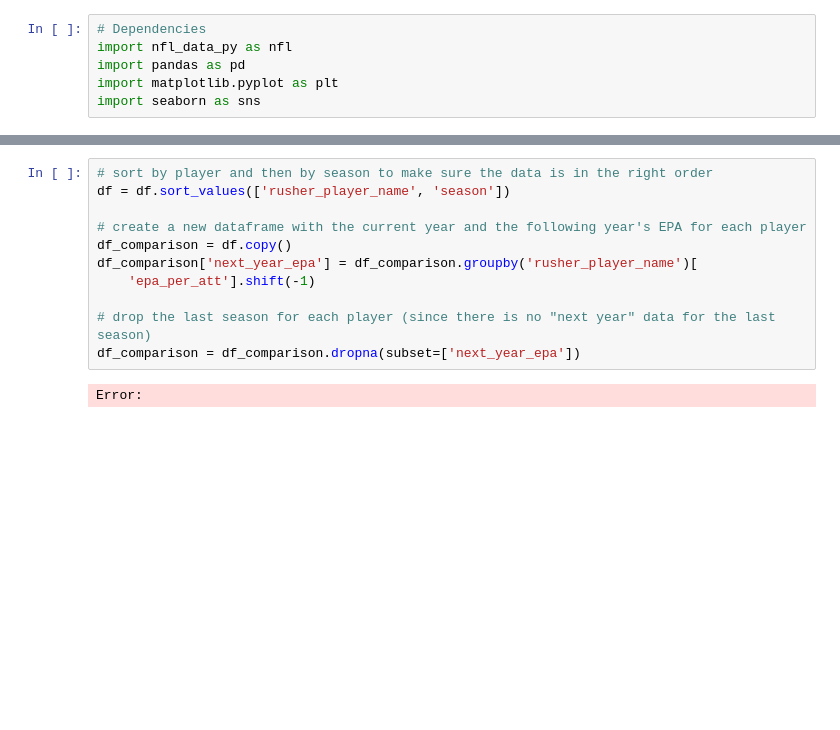
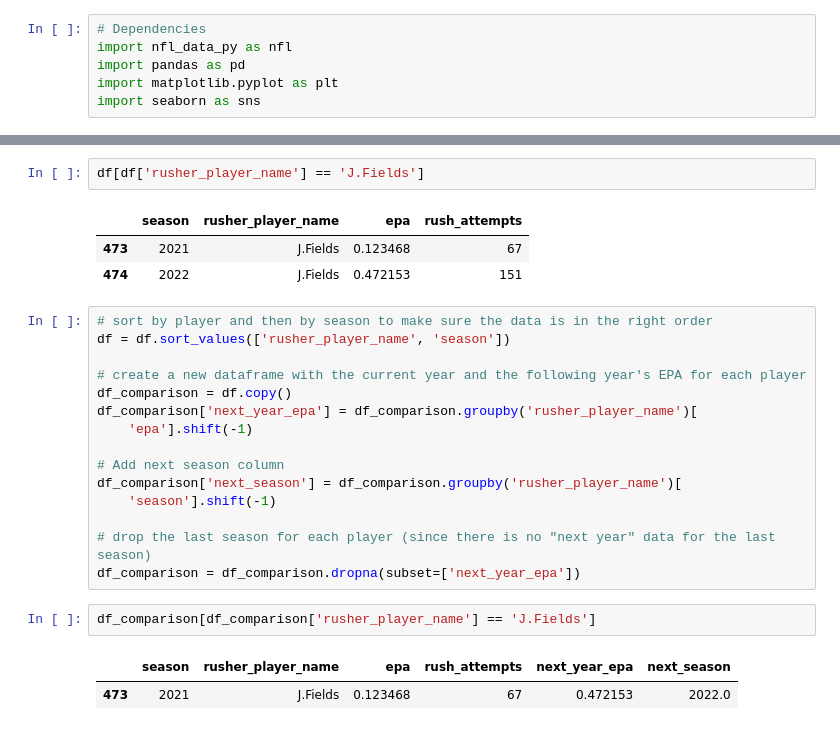
Before and after one commit to tbryan2/visualization-toolbox, a Jupyter notebook: nfl/notebooks/qb_scramble_epa.ipynb, the cells around one changed output, grey strips where cells are left out. Cells and saved outputs as stored; diff of their text form; blank space fills up the shorter version.

```diff
--- a/nfl/notebooks/qb_scramble_epa.ipynb
+++ b/nfl/notebooks/qb_scramble_epa.ipynb
@@ -38,3 +112,9 @@ Error:
+# %%
+df[df['rusher_player_name'] == 'J.Fields']
+# %% [output]
+|  | season | rusher_player_name | epa | rush_attempts |
+| 473 | 2021 | J.Fields | 0.123468 | 67 |
+| 474 | 2022 | J.Fields | 0.472153 | 151 |
 # %%
 # sort by player and then by season to make sure the data is in the right order
 df = df.sort_values(['rusher_player_name', 'season'])
@@ -42,12 +122,19 @@ df = df.sort_values(['rusher_player_name', 'season'])
 # create a new dataframe with the current year and the following year's EPA for each player
 df_comparison = df.copy()
 df_comparison['next_year_epa'] = df_comparison.groupby('rusher_player_name')[
-    'epa_per_att'].shift(-1)
+    'epa'].shift(-1)
+
+# Add next season column
+df_comparison['next_season'] = df_comparison.groupby('rusher_player_name')[
+    'season'].shift(-1)
 
 # drop the last season for each player (since there is no "next year" data for the last season)
 df_comparison = df_comparison.dropna(subset=['next_year_epa'])
-# %% [output]
-Error:
+# %%
+df_comparison[df_comparison['rusher_player_name'] == 'J.Fields']
+# %% [output]
+|  | season | rusher_player_name | epa | rush_attempts | next_year_epa | next_season |
+| 473 | 2021 | J.Fields | 0.123468 | 67 | 0.472153 | 2022.0 |
 # %%
 df_comparison
 # %% [output]
```
Also changed, not shown: parts of 19 cells of this notebook, 2 other files.
